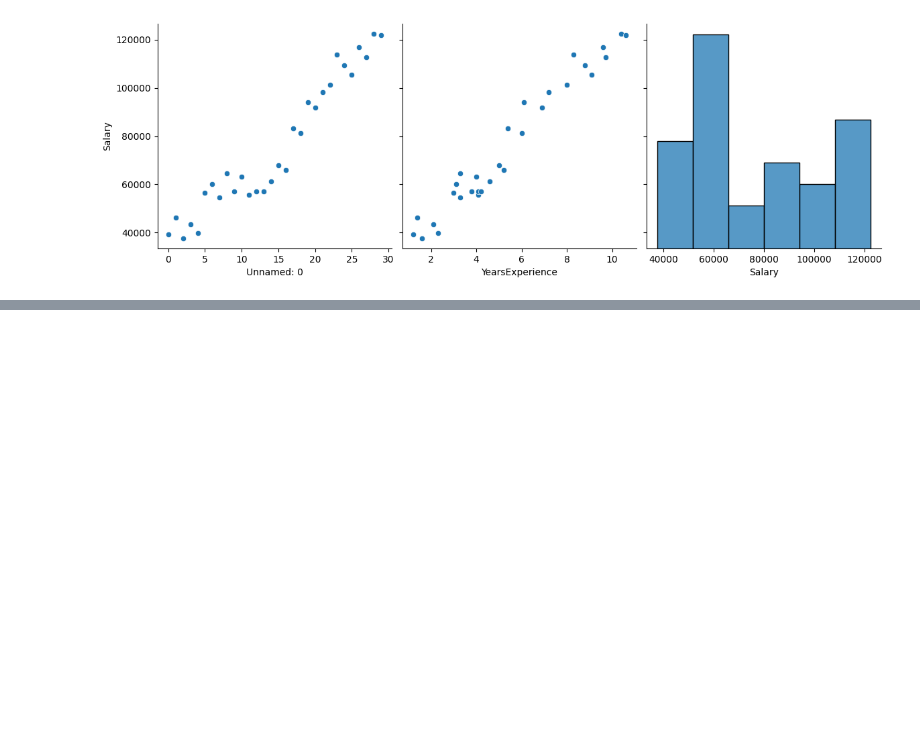
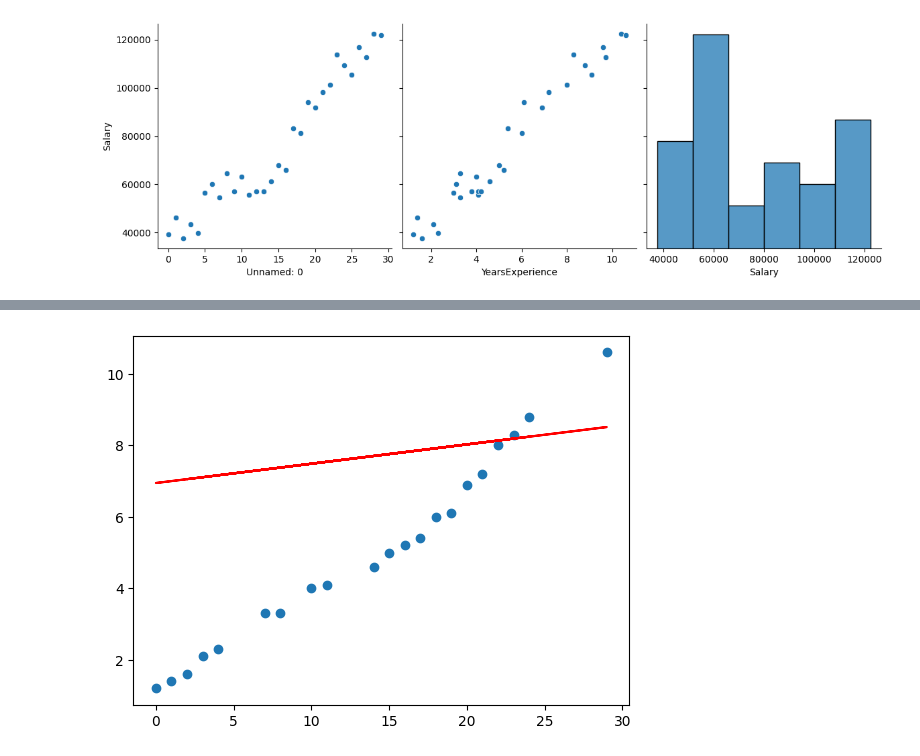
Before and after one commit to 2303a51355/ADM-2025, a Jupyter notebook: week_7.ipynb, the cells around one changed output, grey strips where cells are left out. Cells and saved outputs as stored; diff of their text form; code cells hidden in the pictures; blank space fills up the shorter version.

```diff
--- a/week_7.ipynb
+++ b/week_7.ipynb
@@ -459,0 +465,6 @@ plt.show()
+# %%
+X = advertising['Unnamed: 0']
+y = advertising['YearsExperience']
+# %%
+from sklearn.model_selection import train_test_split
+X_train, X_test, y_train, y_test = train_test_split(X, y, train_size = 0.7, test_size = 0.3, random_state = 100)
@@ -459,0 +523,6 @@ plt.show()
+# %%
+plt.scatter(X_train, y_train)
+plt.plot(X_train, 6.948 + 0.054*X_train, 'r')
+plt.show()
+# %% [output]
+[figure, added]
```
Also changed, not shown: parts of 16 cells of this notebook.
